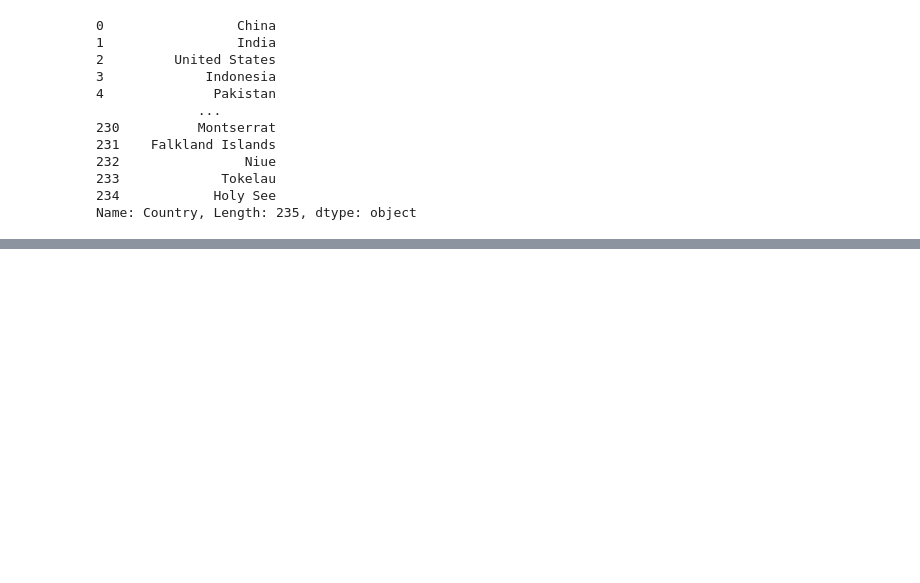
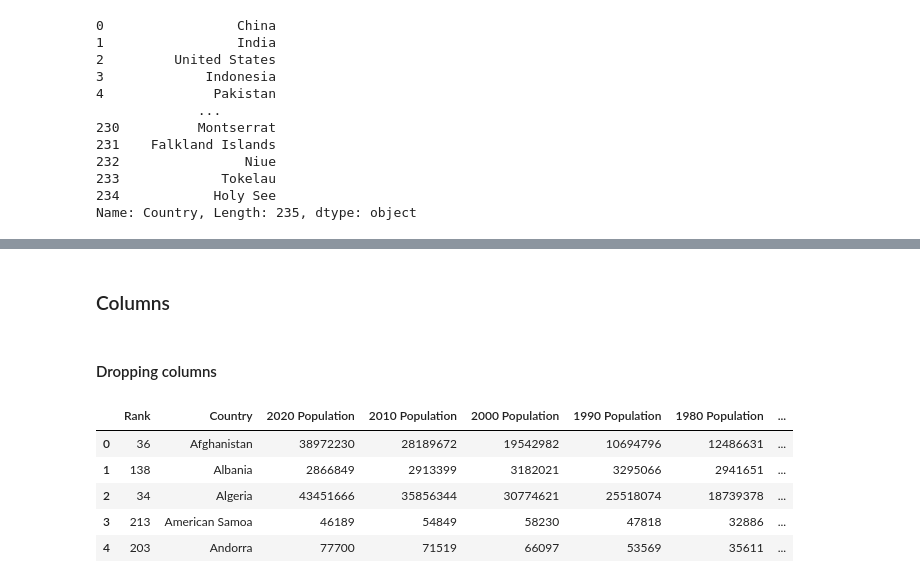
Before and after one commit to 99btyler/global-population-dataset-dashboard, a Jupyter notebook: src/data-cleaning.ipynb, the cells around one changed output, grey strips where cells are left out. Drawn from its saved outputs; the diff is of its cells as text; code cells hidden in the pictures; blank space fills up the shorter version.

```diff
--- a/src/data-cleaning.ipynb
+++ b/src/data-cleaning.ipynb
@@ -83,0 +96,32 @@ df.head()
+# %% [markdown]
+### Columns
+# %% [markdown]
+#### Dropping columns
+# %%
+df = df.drop([
+    "CCA3",
+    "Capital",
+    "Continent",
+    "2022 Population",
+    "2015 Population",
+    "Area (km²)",
+    "Density (per km²)",
+    "Growth Rate",
+    "World Population Percentage",
+    "Population (2020)",
+    "Yearly Change",
+    "Net Change",
+    "Density (P/Km²)",
+    "Land Area (Km²)",
+    "Urban Pop %",
+    "World Share"
+],axis=1)
+
+df.head()
+# %% [output]
+|  | Rank | Country | 2020 Population | 2010 Population | 2000 Population | 1990 Population | 1980 Population | ... |
+| 0 | 36 | Afghanistan | 38972230 | 28189672 | 19542982 | 10694796 | 12486631 | ... |
+| 1 | 138 | Albania | 2866849 | 2913399 | 3182021 | 3295066 | 2941651 | ... |
+| 2 | 34 | Algeria | 43451666 | 35856344 | 30774621 | 25518074 | 18739378 | ... |
+| 3 | 213 | American Samoa | 46189 | 54849 | 58230 | 47818 | 32886 | ... |
+| 4 | 203 | Andorra | 77700 | 71519 | 66097 | 53569 | 35611 | ... |
```
Also changed, not shown: parts of 11 cells of this notebook.
